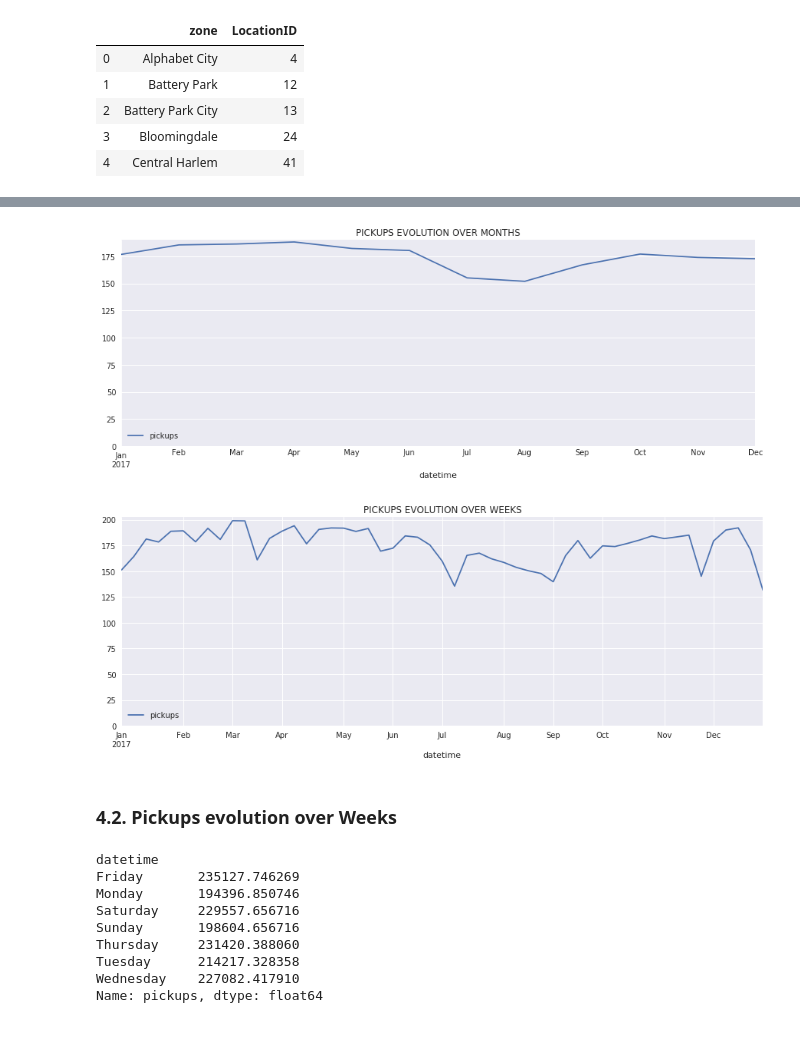
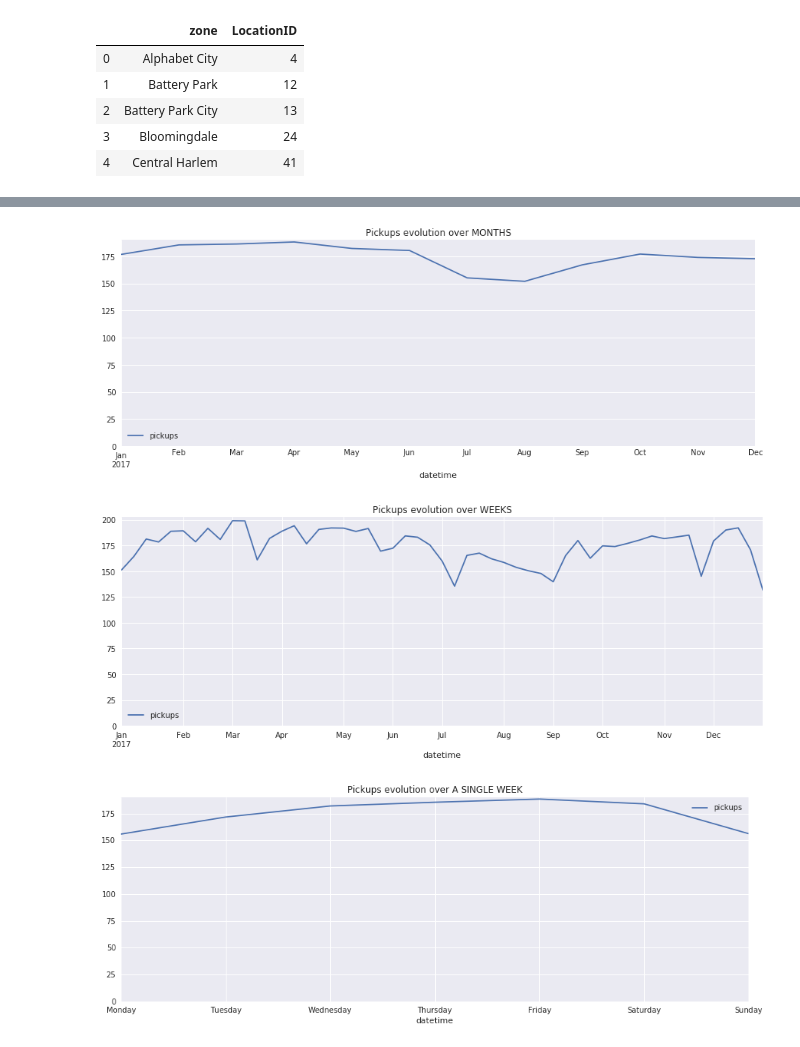
Before and after one commit to angelrps/MasterDataScience_FinalProject, a Jupyter notebook: notebooks/Data_Analysis_01.ipynb, the cells around one changed output, grey strips where cells are left out. Saved outputs shown, nothing was run; the diff lists cells and outputs as text; code cells hidden in the pictures.

Commit message:
Data_Analysis_01_Hist pickups per zone and pickups evol over time

```diff
--- a/notebooks/Data_Analysis_01.ipynb
+++ b/notebooks/Data_Analysis_01.ipynb
@@ -112,36 +121,39 @@ pickups_by_zone
-# %%
-df_grouped = df2[['datetime', 'pickups']]
-df_grouped = df_grouped.groupby('datetime').mean()
-
-df_grouped_months = df_grouped.resample('M').mean()
-df_grouped_weeks = df_grouped.resample('W').mean()
-df_grouped_months.plot()
-plt.title('PICKUPS EVOLUTION OVER MONTHS')
-plt.ylim(bottom=0)
-df_grouped_weeks.plot()
-plt.title('PICKUPS EVOLUTION OVER WEEKS')
-plt.ylim(bottom=0)
-plt.show()
-# %% [output]
-[figure, removed]
-[figure, removed]
-# %% [markdown]
-### 4.2. Pickups evolution over Weeks
-# %%
-df_grouped = df2[['datetime', 'pickups']]
-df_grouped = df_grouped.groupby('datetime').mean().reset_index()
-
-# week_df = df_grouped.groupby(df_grouped['datetime'].dt.weekday_name).mean()
-group_key = df_grouped['datetime'].dt.weekday_name
-df_grouped
-df_grouped.groupby(group_key)['pickups'].sum()
-# %% [output]
-datetime
-Friday       235127.746269
-Monday       194396.850746
-Saturday     229557.656716
-Sunday       198604.656716
-Thursday     231420.388060
-Tuesday      214217.328358
-Wednesday    227082.417910
-Name: pickups, dtype: float64
+# %%
+# take 'datetime' and 'pickups' columns
+df_grouped = df2[['datetime', 'pickups']]
+
+# MONTHS DATA
+df_grouped_months = df_grouped.groupby('datetime').mean().resample('M').mean()
+
+# WEEKS DATA
+df_grouped_weeks = df_grouped.groupby('datetime').mean().resample('W').mean()
+
+# WEEKDAY DATA
+df_grouped_weekday = df_grouped.groupby('datetime').mean().reset_index()
+# create a categorical list to order weekday index
+cats = [ 'Monday', 'Tuesday', 'Wednesday', 'Thursday', 'Friday', 'Saturday', 'Sunday']
+# define key to groupby: weekday
+key = df_grouped_weekday['datetime'].dt.weekday_name
+# groupby 'key' (weekday) and reorder index using categorical values
+df_grouped_weekday = df_grouped_weekday.groupby(key).mean().reindex(cats)
+
+# PLOT MONTHS
+df_grouped_months.plot()
+plt.title('Pickups evolution over MONTHS')
+plt.ylim(bottom=0)
+
+# PLOT WEEKS
+df_grouped_weeks.plot()
+plt.title('Pickups evolution over WEEKS')
+plt.ylim(bottom=0)
+
+# PLOT WEEKDAYS
+df_grouped_weekday.plot()
+plt.title('Pickups evolution over A SINGLE WEEK')
+plt.ylim(bottom=0)
+
+plt.show()
+# %% [output]
+[figure, added]
+[figure, added]
+[figure, added]
```
Also changed, not shown: parts of 10 cells of this notebook.
